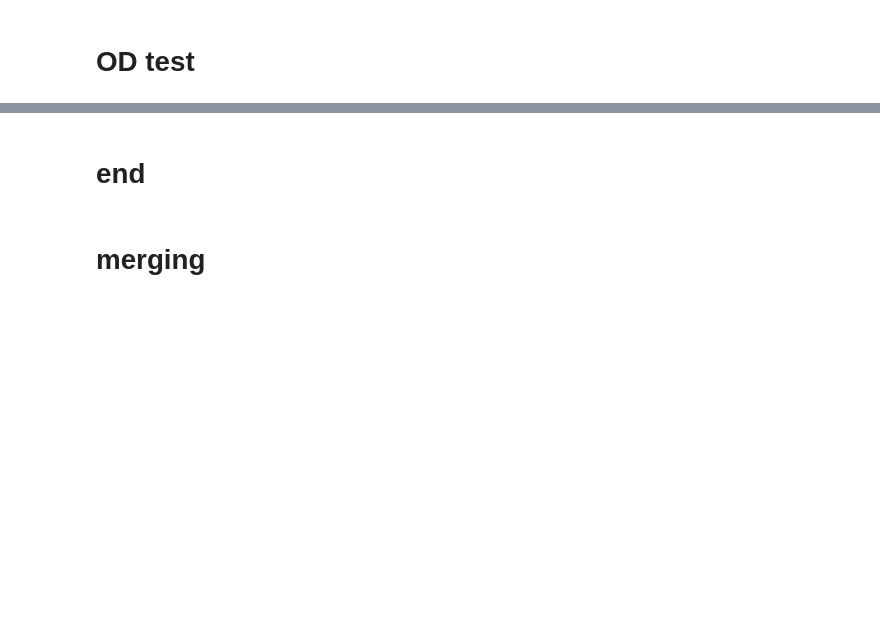
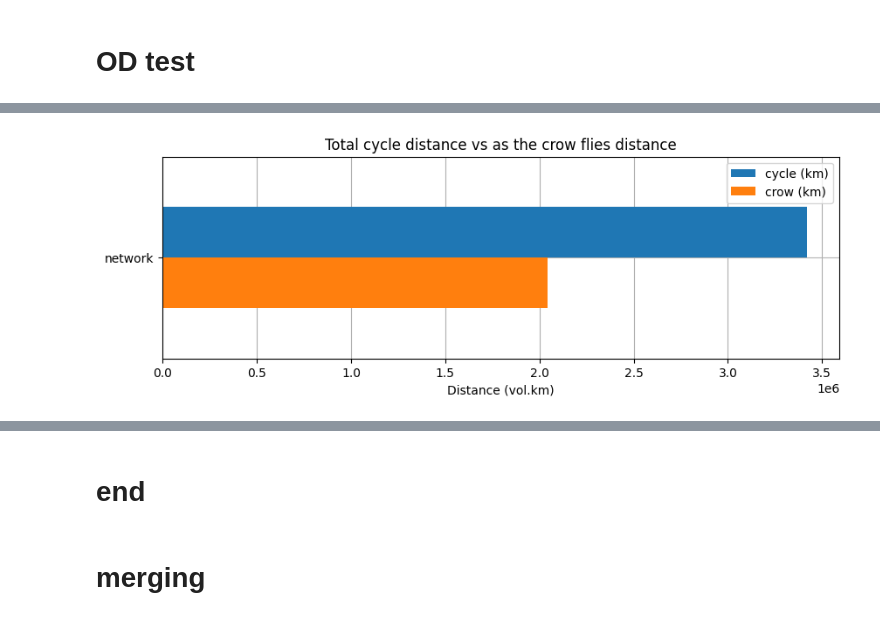
Before and after one commit to systragroup/quetzal_cyclops, a Jupyter notebook: notebooks/2_model/cyclops_model.ipynb, the cells around one changed output, grey strips where cells are left out. Saved outputs shown, nothing was run; the diff lists cells and outputs as text; code cells hidden in the pictures; blank space fills up the shorter version.

```diff
--- a/notebooks/2_model/cyclops_model.ipynb
+++ b/notebooks/2_model/cyclops_model.ipynb
@@ -412,0 +455,11 @@ for o,d in  enumerate(od_test['destination'].values):
+# %%
+ax = res[['cycle (km)','crow (km)']].plot(kind='barh',stacked=False,figsize=(10, 3))
+plt.legend(loc="upper right", ncol=1)
+plt.gca().invert_yaxis()
+plt.xlabel("Distance (vol.km)")
+plt.grid(True, 'major', linestyle='-', axis='both')
+ax.set_axisbelow(True)
+plt.title('Total cycle distance vs as the crow flies distance')
+plt.savefig(output_folder+'total_cycle_vs_crow.png')
+# %% [output]
+[figure, added]
```
Also changed, not shown: parts of 43 cells of this notebook.
